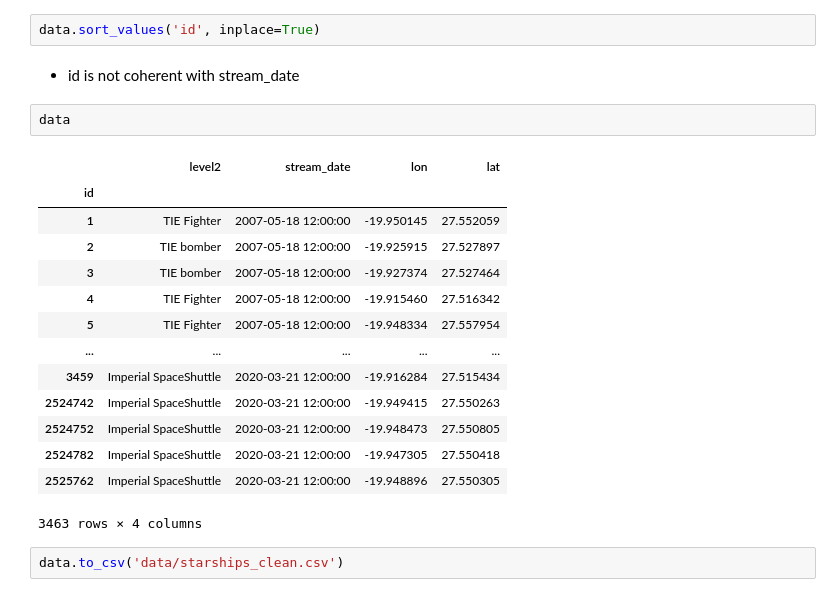
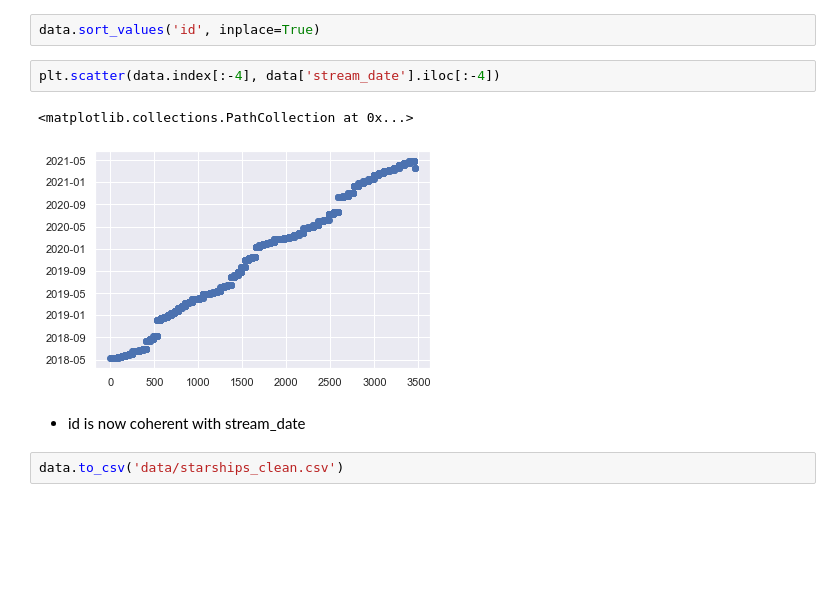
Before and after one commit to AlexisBogroff/geo_challenge, a Jupyter notebook: part_3_1_eda_cleaning.ipynb, the cells around one changed output. Cells and saved outputs as stored; diff of their text form; blank space fills up the shorter version.

```diff
--- a/part_3_1_eda_cleaning.ipynb
+++ b/part_3_1_eda_cleaning.ipynb
@@ -241,24 +269,12 @@ Text(0.5, 1.0, 'Year')
 data['stream_date'] = dt
 # %%
 data.sort_values('id', inplace=True)
+# %%
+plt.scatter(data.index[:-4], data['stream_date'].iloc[:-4])
+# %% [output]
+<matplotlib.collections.PathCollection at 0x...>
+[figure, added]
 # %% [markdown]
-- id is not coherent with stream_date
+- id is now coherent with stream_date
-# %%
-data
-# %% [output]
-|  | level2 | stream_date | lon | lat |
-| id |  |  |  |  |
-| 1 | TIE Fighter | 2007-05-18 12:00:00 | -19.950145 | 27.552059 |
-| 2 | TIE bomber | 2007-05-18 12:00:00 | -19.925915 | 27.527897 |
-| 3 | TIE bomber | 2007-05-18 12:00:00 | -19.927374 | 27.527464 |
-| 4 | TIE Fighter | 2007-05-18 12:00:00 | -19.915460 | 27.516342 |
-| 5 | TIE Fighter | 2007-05-18 12:00:00 | -19.948334 | 27.557954 |
-| ... | ... | ... | ... | ... |
-| 3459 | Imperial SpaceShuttle | 2020-03-21 12:00:00 | -19.916284 | 27.515434 |
-| 2524742 | Imperial SpaceShuttle | 2020-03-21 12:00:00 | -19.949415 | 27.550263 |
-| 2524752 | Imperial SpaceShuttle | 2020-03-21 12:00:00 | -19.948473 | 27.550805 |
-| 2524782 | Imperial SpaceShuttle | 2020-03-21 12:00:00 | -19.947305 | 27.550418 |
-| 2525762 | Imperial SpaceShuttle | 2020-03-21 12:00:00 | -19.948896 | 27.550305 |
-3463 rows × 4 columns
 # %%
 data.to_csv('data/starships_clean.csv')
```
Also changed, not shown: parts of 7 cells of this notebook, 2 other files.
